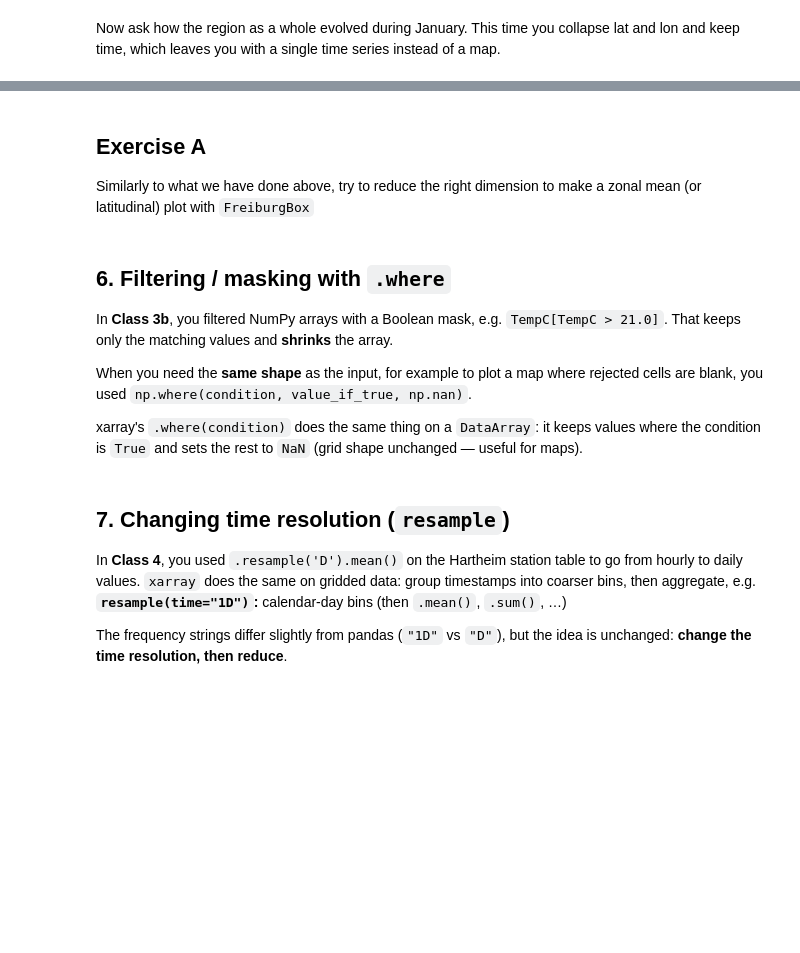
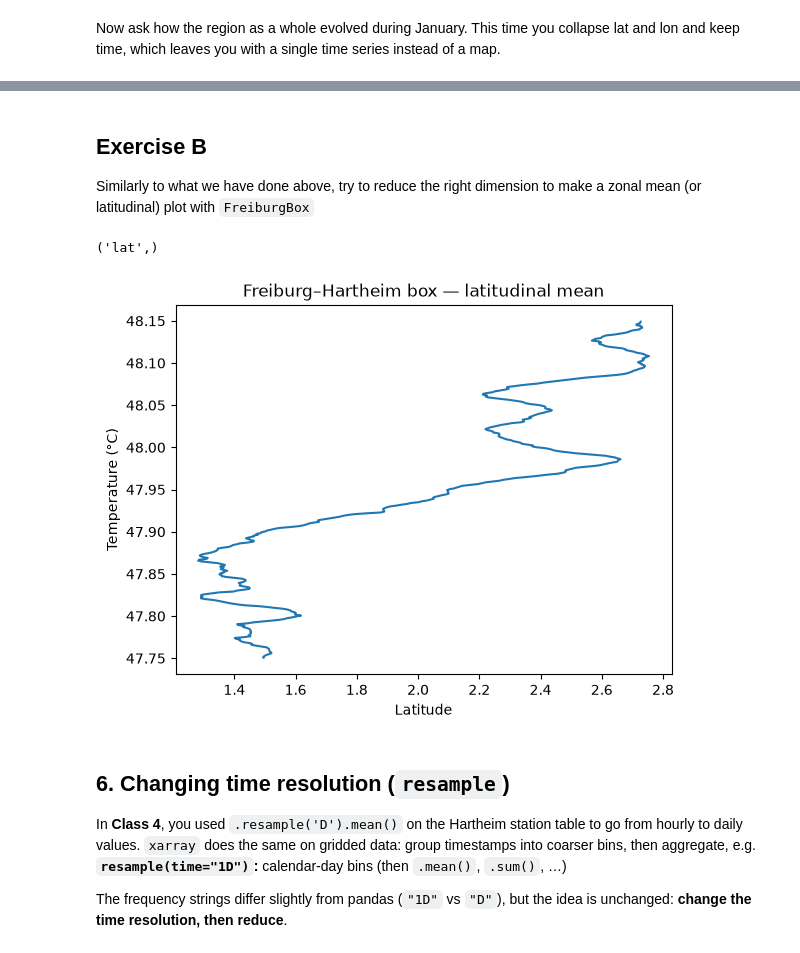
Before and after one commit to future-forests/coding-course, a Jupyter notebook: solution/05-geospatial-data.ipynb, the cells around one changed output, grey strips where cells are left out. Cells and saved outputs as stored; diff of their text form; code cells hidden in the pictures; blank space fills up the shorter version.

Commit message:
Progress into class 5, change the masking part, remove regionmask dependency

```diff
--- a/solution/05-geospatial-data.ipynb
+++ b/solution/05-geospatial-data.ipynb
@@ -146,22 +193,17 @@ plt.show()
 # %% [markdown]
-## Exercise A
+## Exercise B
 
 Similarly to what we have done above, try to reduce the right dimension to make a zonal mean (or latitudinal) plot with `FreiburgBox`
 # %%
 # Solution
 BoxLatitudinalMean = FreiburgBox.mean(dim=("lon", "time"))
 print(BoxLatitudinalMean.dims)
 
-plt.plot(BoxLatitudinalMean.lat, BoxLatitudinalMean)
+plt.plot(BoxLatitudinalMean, BoxLatitudinalMean.lat)
 plt.xlabel("Latitude")
 plt.ylabel("Temperature (°C)")
 plt.title("Freiburg–Hartheim box — latitudinal mean")
 plt.show()
+# %% [output]
+('lat',)
+[figure, added]
-# %% [markdown]
-## 6. Filtering / masking with `.where`
-
-In **Class 3b**, you filtered NumPy arrays with a Boolean mask, e.g. `TempC[TempC > 21.0]`. That keeps only the matching values and **shrinks** the array.
-
-When you need the **same shape** as the input, for example to plot a map where rejected cells are blank, you used `np.where(condition, value_if_true, np.nan)`.
-
-xarray's `.where(condition)` does the same thing on a `DataArray`: it keeps values where the condition is `True` and sets the rest to `NaN` (grid shape unchanged — useful for maps).
@@ -178,5 +210,5 @@ plt.show()
 # %% [markdown]
-## 7. Changing time resolution (`resample`)
+## 6. Changing time resolution (`resample`)
 
 In **Class 4**, you used `.resample('D').mean()` on the Hartheim station table to go from hourly to daily values. `xarray` does the same on gridded data: group timestamps into coarser bins, then aggregate, e.g. **`resample(time="1D")`:** calendar-day bins (then `.mean()`, `.sum()`, …)
 
```
Also changed, not shown: parts of 36 cells of this notebook, 3 other files.
